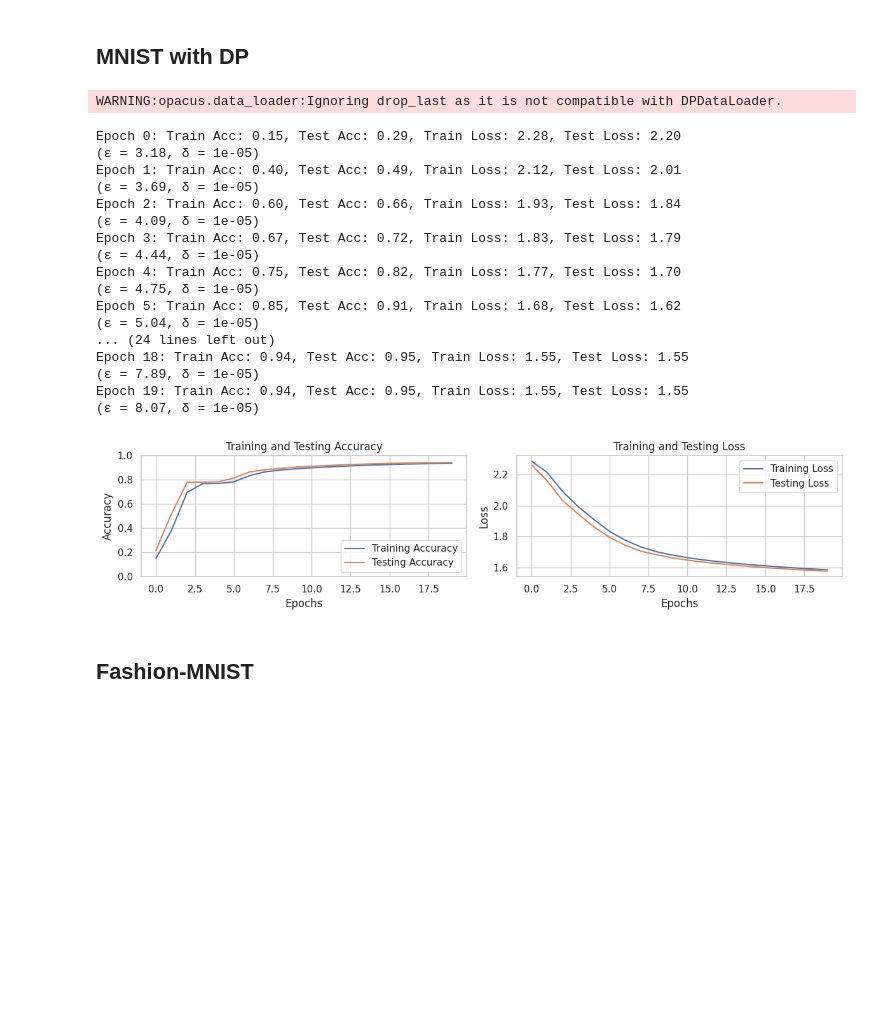
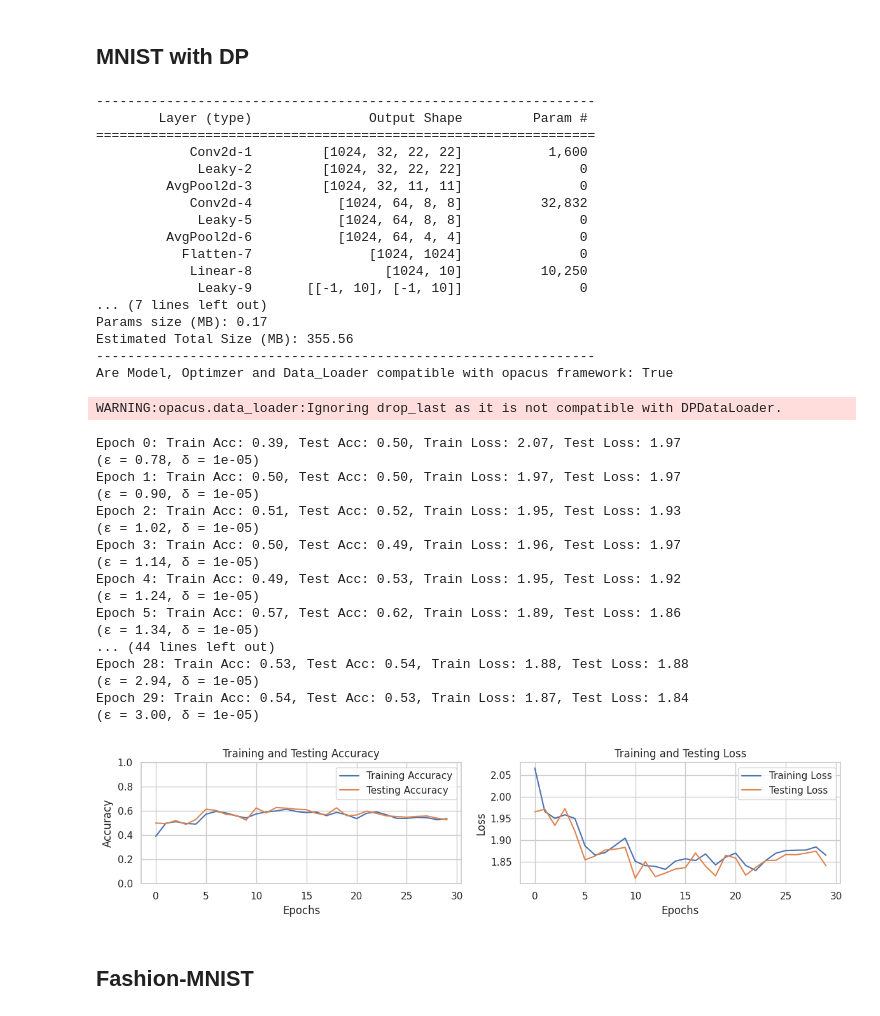
Before and after one commit to chardiwall/DPSNN, a Jupyter notebook: DPSNN.ipynb, the cells around one changed output. Saved outputs shown, nothing was run; the diff lists cells and outputs as text; code cells hidden in the pictures; blank space fills up the shorter version.

```diff
--- a/DPSNN.ipynb
+++ b/DPSNN.ipynb
@@ -321,7 +321,7 @@ def fetch_model(model_name = 'mnist', show_summary = True, batch_size = -1):
     elif model_name == 'cifar-10-dvs':
         net = nn.Sequential(
             # First convolution block
-            nn.Conv2d(in_channels = 1, out_channels = 64, kernel_size = 3, stride = 1),
+            nn.Conv2d(in_channels = 2, out_channels = 64, kernel_size = 3, stride = 1),
             nn.GroupNorm(num_groups = 8, num_channels= 64),
             snn.Leaky(beta = 0.5, spike_grad = surrogate.fast_sigmoid(slope = 25), init_hidden = True),
 
@@ -615,29 +615,46 @@ Epoch 19: Train Acc: 0.94, Test Acc: 0.94, Train Loss: 1.58, Test Loss: 1.57
 # %% [markdown]
 ## MNIST with DP
 # %%
-mnist_net_dp, mnist_net_dp_history = train_network(dataset_name = 'mnist', lr = 0.005, epochs = 20, batch_size = 1024, dp = dp)
+mnist_net_dp, mnist_net_dp_history = train_network(dataset_name = 'mnist', lr = 0.025, epochs = 40, batch_size = 1024, dp = dp)
 
 plot_training_history(mnist_net_dp_history)
 # %% [output]
-WARNING:opacus.data_loader:Ignoring drop_last as it is not compatible with DPDataLoader.
+----------------------------------------------------------------
+        Layer (type)               Output Shape         Param #
+================================================================
+            Conv2d-1         [1024, 32, 22, 22]           1,600
+             Leaky-2         [1024, 32, 22, 22]               0
+         AvgPool2d-3         [1024, 32, 11, 11]               0
+            Conv2d-4           [1024, 64, 8, 8]          32,832
+             Leaky-5           [1024, 64, 8, 8]               0
+         AvgPool2d-6           [1024, 64, 4, 4]               0
+           Flatten-7               [1024, 1024]               0
+            Linear-8                 [1024, 10]          10,250
+             Leaky-9       [[-1, 10], [-1, 10]]               0
+... (7 lines left out)
+Params size (MB): 0.17
+Estimated Total Size (MB): 355.56
+----------------------------------------------------------------
+Are Model, Optimzer and Data_Loader compatible with opacus framework: True
-Epoch 0: Train Acc: 0.15, Test Acc: 0.29, Train Loss: 2.28, Test Loss: 2.20
-(ε = 3.18, δ = 1e-05)
-Epoch 1: Train Acc: 0.40, Test Acc: 0.49, Train Loss: 2.12, Test Loss: 2.01
-(ε = 3.69, δ = 1e-05)
-Epoch 2: Train Acc: 0.60, Test Acc: 0.66, Train Loss: 1.93, Test Loss: 1.84
-(ε = 4.09, δ = 1e-05)
-Epoch 3: Train Acc: 0.67, Test Acc: 0.72, Train Loss: 1.83, Test Loss: 1.79
-(ε = 4.44, δ = 1e-05)
-Epoch 4: Train Acc: 0.75, Test Acc: 0.82, Train Loss: 1.77, Test Loss: 1.70
-(ε = 4.75, δ = 1e-05)
-Epoch 5: Train Acc: 0.85, Test Acc: 0.91, Train Loss: 1.68, Test Loss: 1.62
-(ε = 5.04, δ = 1e-05)
-... (24 lines left out)
-Epoch 18: Train Acc: 0.94, Test Acc: 0.95, Train Loss: 1.55, Test Loss: 1.55
-(ε = 7.89, δ = 1e-05)
-Epoch 19: Train Acc: 0.94, Test Acc: 0.95, Train Loss: 1.55, Test Loss: 1.55
-(ε = 8.07, δ = 1e-05)
+WARNING:opacus.data_loader:Ignoring drop_last as it is not compatible with DPDataLoader.
+Epoch 0: Train Acc: 0.39, Test Acc: 0.50, Train Loss: 2.07, Test Loss: 1.97
+(ε = 0.78, δ = 1e-05)
+Epoch 1: Train Acc: 0.50, Test Acc: 0.50, Train Loss: 1.97, Test Loss: 1.97
+(ε = 0.90, δ = 1e-05)
+Epoch 2: Train Acc: 0.51, Test Acc: 0.52, Train Loss: 1.95, Test Loss: 1.93
+(ε = 1.02, δ = 1e-05)
+Epoch 3: Train Acc: 0.50, Test Acc: 0.49, Train Loss: 1.96, Test Loss: 1.97
+(ε = 1.14, δ = 1e-05)
+Epoch 4: Train Acc: 0.49, Test Acc: 0.53, Train Loss: 1.95, Test Loss: 1.92
+(ε = 1.24, δ = 1e-05)
+Epoch 5: Train Acc: 0.57, Test Acc: 0.62, Train Loss: 1.89, Test Loss: 1.86
+(ε = 1.34, δ = 1e-05)
+... (44 lines left out)
+Epoch 28: Train Acc: 0.53, Test Acc: 0.54, Train Loss: 1.88, Test Loss: 1.88
+(ε = 2.94, δ = 1e-05)
+Epoch 29: Train Acc: 0.54, Test Acc: 0.53, Train Loss: 1.87, Test Loss: 1.84
+(ε = 3.00, δ = 1e-05)
-[figure, old version]
+[figure, new version]
 # %% [markdown]
 ## Fashion-MNIST
 # %%
```
Also changed, not shown: parts of 7 cells of this notebook.
